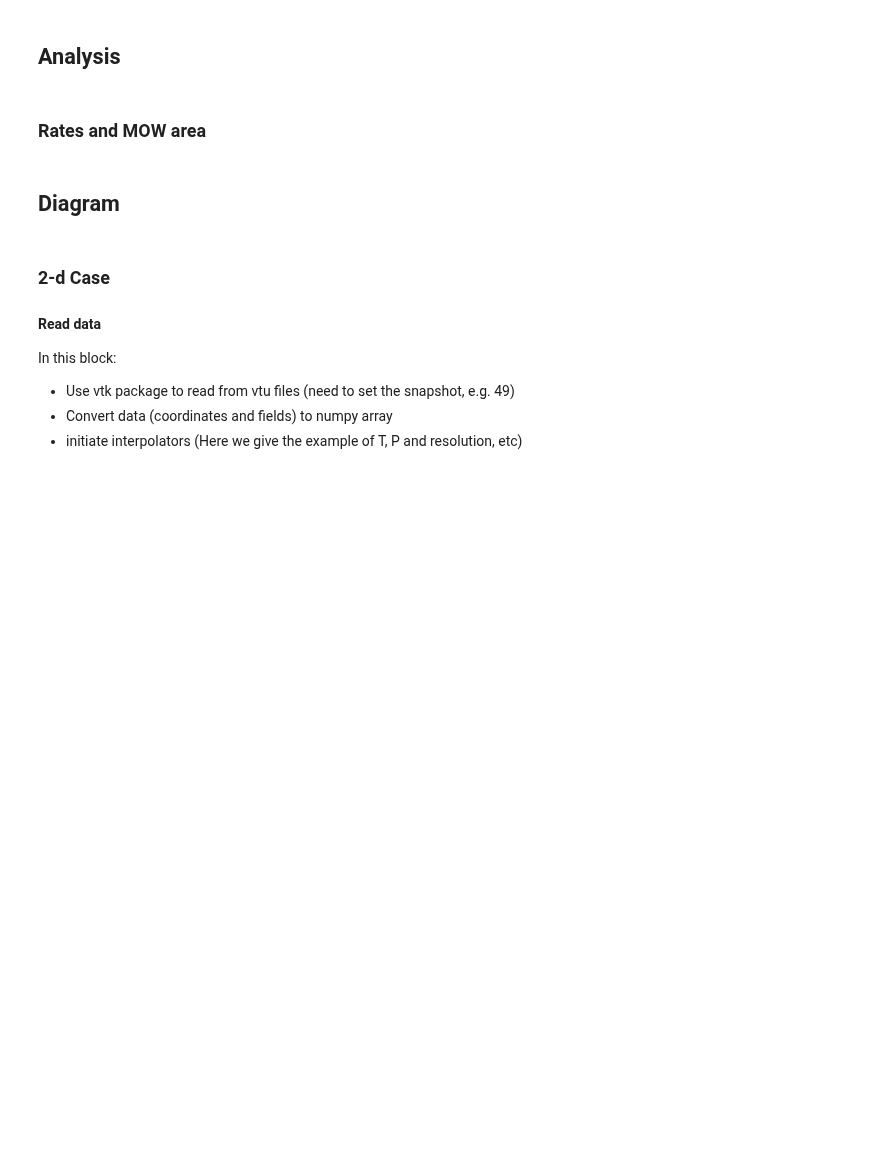
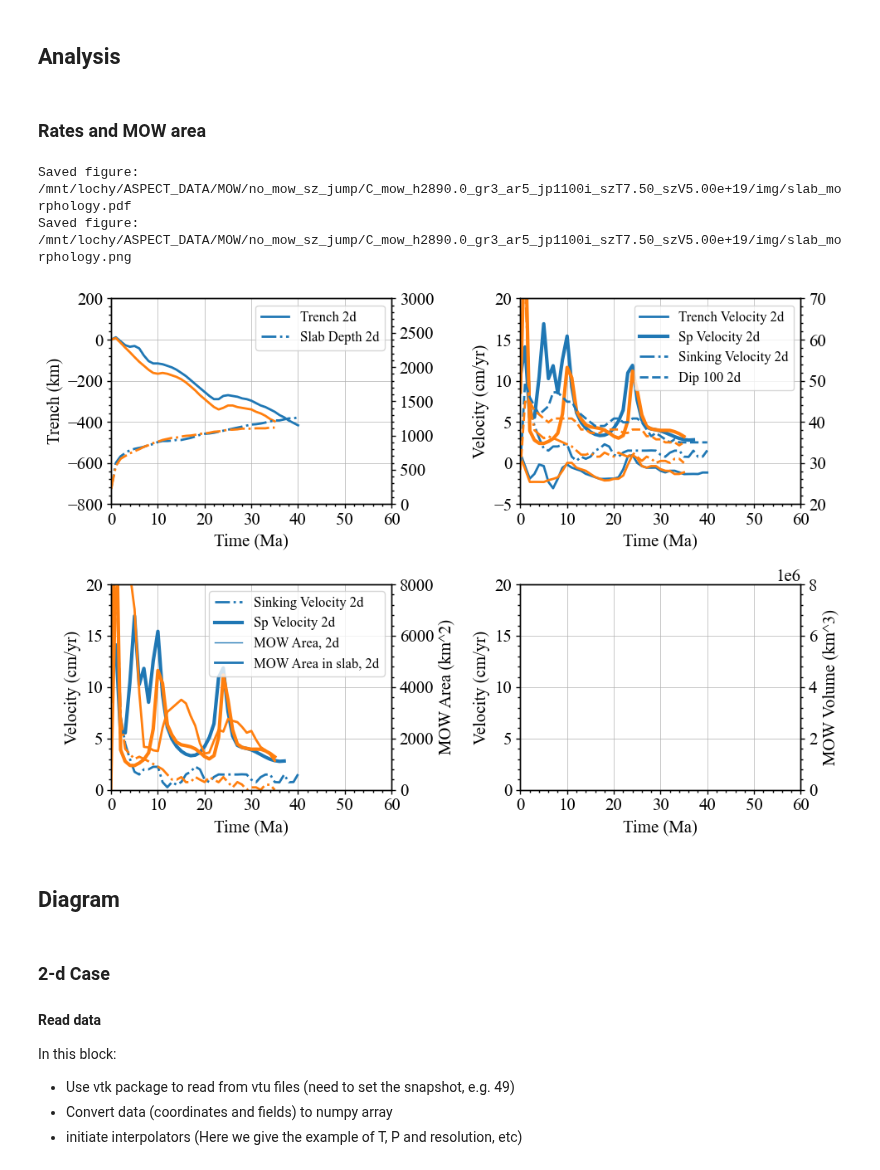
Before and after one commit to lhy11009/HaMaGeoLib, a Jupyter notebook: notebooks/research/haoyuan_metastable_subduction/MOW.ipynb, the cells around one changed output. Drawn from its saved outputs; the diff is of its cells as text; code cells hidden in the pictures; blank space fills up the shorter version.

```diff
--- a/notebooks/research/haoyuan_metastable_subduction/MOW.ipynb
+++ b/notebooks/research/haoyuan_metastable_subduction/MOW.ipynb
@@ -7558,7 +7570,7 @@ def mow_case_name(case_name_base, geometry, box_height, include_metastable,\
 
     return case_name
 # %%
-run_aspect_2d_test = True
+run_aspect_2d_test = False
 run_aspect_2d_test_first_step = False
 
 if run_aspect_2d_test:
@@ -8037,7 +8051,7 @@ if do_post_process:
     # LABEL: C_mow_gr3_ar4
     # case_name = None; case_name_2d = "mow01/C_mow_h2890.0_gr3_ar4" # meta, low r
     # LABEL: C_mow_M_gr3_ar4
-    case_name = "EBA_2d_consistent_8_6/eba3d_width80_c22_AR4_yd300"; use_3d_case = True; case_name_2d = "mow01/C_mow_h2890.0_M_gr3_ar4" # set PTs for overring plate compositions
+    # case_name = "EBA_2d_consistent_8_6/eba3d_width80_c22_AR4_yd300"; use_3d_case = True; case_name_2d = "mow01/C_mow_h2890.0_M_gr3_ar4" # set PTs for overring plate compositions
     # case_name = None; case_name_2d = "mow00/C_mow_h2890.0_gr3_ar4" # non-meta
     # LABEL: C_mow_gr3_ar4_j1100
     # case_name = None; case_name_2d = "mow01/C_mow_h2890.0_gr3_ar4_jp1100"
@@ -8049,6 +8063,7 @@ if do_post_process:
     # case_name = None; case_name_2d = "mow01/C_mow_h2890.0_M_gr3_ar4_jp1100i"
     # LABEL: C_mow_gr3_ar4_j1100i_szT7.5
     # case_name = None; case_name_2d = "mow01/C_mow_h2890.0_M_gr3_ar5_jp1100i_szT7.50_szV5.00e+19"
+    case_name = None; case_name_2d = "no_mow_sz_jump/C_mow_h2890.0_gr3_ar5_jp1100i_szT7.50_szV5.00e+19"
 
     local_dir_2d = None; local_dir = None
     if case_name_2d is not None:
@@ -8201,7 +8219,7 @@ if do_post_process and finalize_visual_2d:
 # %% [markdown]
 #### Initiate case options
 # %%
-process_3d_case = True
+process_3d_case = False
 
 if do_post_process and process_3d_case:
     from hamageolib.research.haoyuan_3d_subduction.case_options import CASE_OPTIONS
@@ -8373,11 +8391,13 @@ if do_post_process and is_plot_slab_morphology:
     #     os.path.join(local_MOW_dir, "mow01/C_mow_h2890.0_M_gr3_ar4")
     #     os.path.join(local_MOW_dir, "mow01/C_mow_h2890.0_gr3_ar4"),
     # ]
-    dirs_2d = []
-    dirs = [
-        os.path.join(local_MOW_dir, "mow3_00/C_mow_h2890.0_M_gr3_ar4"),
-             "/mnt/lochy/ASPECT_DATA/ThDSubduction/EBA_2d_consistent_8_6/eba3d_width80_c22_AR4_yd300"
-    ]
+
+    # Compare the 3d case, with and without a MOW
+    # dirs_2d = []
+    # dirs = [
+    #     os.path.join(local_MOW_dir, "mow3_00/C_mow_h2890.0_M_gr3_ar4"),
+    #          "/mnt/lochy/ASPECT_DATA/ThDSubduction/EBA_2d_consistent_8_6/eba3d_width80_c22_AR4_yd300"
+    # ]
 
     # Compare cases with jump at 660 and jump at 1100i
     # Demonstrate the research idea with 7.5 km shear zozne and 1e20 Pas as
@@ -8389,6 +8409,12 @@ if do_post_process and is_plot_slab_morphology:
     #         os.path.join(local_MOW_dir, "no_mow_sz_jump/C_mow_h2890.0_gr3_ar5_szV2.00e+20")
     # ]
     # dirs = []
+
+    dirs_2d = [
+        os.path.join(local_MOW_dir, "no_mow_sz_jump/C_mow_h2890.0_gr3_ar5_jp1100i_szT7.50_szV5.00e+19"),
+        os.path.join(local_MOW_dir, "mow01/C_mow_h2890.0_M_gr3_ar5_jp1100i_szT7.50_szV5.00e+19")
+    ]
+    dirs = []
 
     max_slab_depth = 2500e3 # m, only plot to the timestep slab dip reaches this depth
     time_marker = None
@@ -8413,7 +8439,7 @@ if do_post_process and is_plot_slab_morphology:
     font_scaling_multiplier = 1.5  # extra scaling multiplier for font
     legend_font_scaling_multiplier = 0.8
     line_width_scaling_multiplier = 2.0  # extra scaling multiplier for lines
-    t_lim = (0.0, 40.0)
+    t_lim = (0.0, 60.0)
     t_tick_interval = 10.0   # tick interval along x
     y_lim = (-5.0, 5.0)
     y_tick_interval = 100.0  # tick interval along y
@@ -8666,33 +8692,37 @@ if do_post_process and is_plot_slab_morphology:
         spine.set_linewidth(0.5 * scaling_factor * line_width_scaling_multiplier)
 
     ax3.set_xlim(t_lim)
     ax3.set_ylim([0.0, 20.0])
     ax3.set_xlabel("Time (Ma)")
     ax3.set_ylabel("Velocity (cm/yr)")
     ax3.grid()
 
     ax3.xaxis.set_major_locator(MultipleLocator(t_tick_interval))
     ax3.xaxis.set_minor_locator(MultipleLocator(t_tick_interval/(n_minor_ticks+1)))
     ax3.yaxis.set_major_locator(MultipleLocator(5.0))
     ax3.yaxis.set_minor_locator(MultipleLocator(5.0/(n_minor_ticks+1)))
 
     ax3_twinx.set_ylabel("MOW Volume (km^3)")
     ax3_twinx.set_ylim([0.0, 8e6])
     ax3_twinx.yaxis.set_major_locator(MultipleLocator(2e6))
     ax3_twinx.yaxis.set_minor_locator(MultipleLocator(2e6/(n_minor_ticks+1)))
 
     for spine in ax3.spines.values():
         spine.set_linewidth(0.5 * scaling_factor * line_width_scaling_multiplier)
     for spine in ax3_twinx.spines.values():
         spine.set_linewidth(0.5 * scaling_factor * line_width_scaling_multiplier)
 
     # save figure
     filepath = os.path.join(odir, "slab_morphology.pdf")
     fig.savefig(filepath)
     print("Saved figure: ", filepath)
     filepath_png = os.path.join(odir, "slab_morphology.png")
     fig.savefig(filepath_png)
     print("Saved figure: ", filepath_png)
+# %% [output]
+Saved figure:  /mnt/lochy/ASPECT_DATA/MOW/no_mow_sz_jump/C_mow_h2890.0_gr3_ar5_jp1100i_szT7.50_szV5.00e+19/img/slab_morphology.pdf
+Saved figure:  /mnt/lochy/ASPECT_DATA/MOW/no_mow_sz_jump/C_mow_h2890.0_gr3_ar5_jp1100i_szT7.50_szV5.00e+19/img/slab_morphology.png
+[figure, added]
 # %%
 print(dip_angle)
 # %% [markdown]
```
Also changed, not shown: parts of 6 cells of this notebook, 5 other files.
